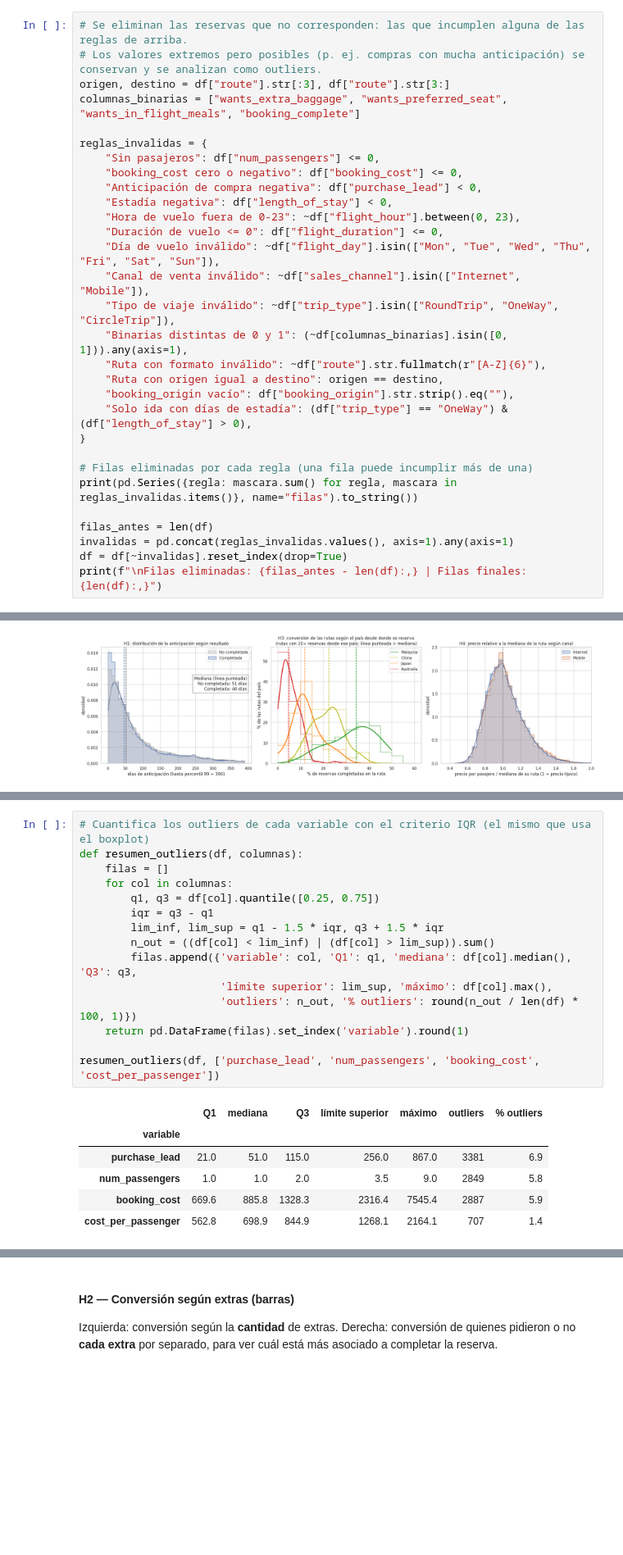
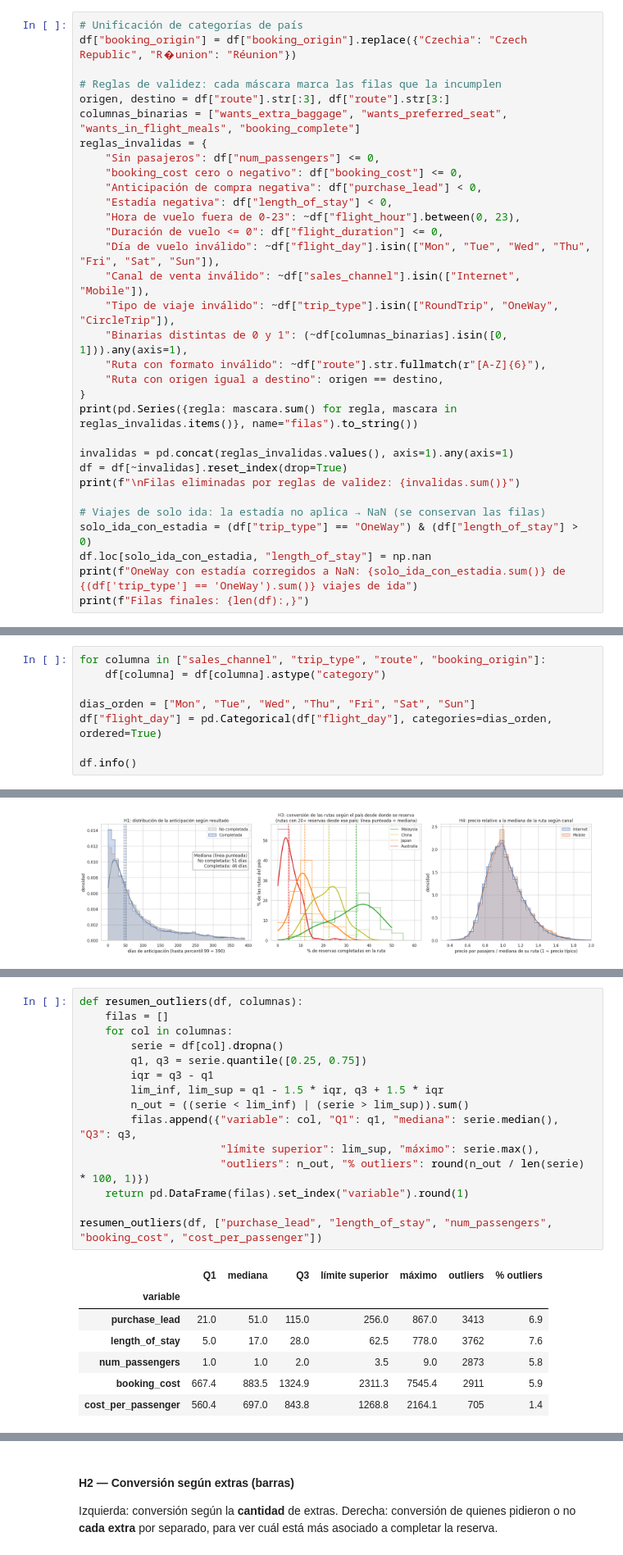
Before and after one commit to federicopintosr/diplomatura-tp-1, a Jupyter notebook: tp1.ipynb, the cells around one changed output, grey strips where cells are left out. Shown at 82% size. Saved outputs shown, nothing was run; the diff lists cells and outputs as text; blank space fills up the shorter version.

```diff
--- a/tp1.ipynb
+++ b/tp1.ipynb
@@ -166,9 +182,10 @@ Filas tras eliminar duplicados: 49,580
 # %%
-# Se eliminan las reservas que no corresponden: las que incumplen alguna de las reglas de arriba.
-# Los valores extremos pero posibles (p. ej. compras con mucha anticipación) se conservan y se analizan como outliers.
+# Unificación de categorías de país
+df["booking_origin"] = df["booking_origin"].replace({"Czechia": "Czech Republic", "R�union": "Réunion"})
+
+# Reglas de validez: cada máscara marca las filas que la incumplen
 origen, destino = df["route"].str[:3], df["route"].str[3:]
 columnas_binarias = ["wants_extra_baggage", "wants_preferred_seat", "wants_in_flight_meals", "booking_complete"]
-
 reglas_invalidas = {
     "Sin pasajeros": df["num_passengers"] <= 0,
     "booking_cost cero o negativo": df["booking_cost"] <= 0,
@@ -182,15 +199,16 @@ reglas_invalidas = {
     "Binarias distintas de 0 y 1": (~df[columnas_binarias].isin([0, 1])).any(axis=1),
     "Ruta con formato inválido": ~df["route"].str.fullmatch(r"[A-Z]{6}"),
     "Ruta con origen igual a destino": origen == destino,
-    "booking_origin vacío": df["booking_origin"].str.strip().eq(""),
-    "Solo ida con días de estadía": (df["trip_type"] == "OneWay") & (df["length_of_stay"] > 0),
 }
-
-# Filas eliminadas por cada regla (una fila puede incumplir más de una)
 print(pd.Series({regla: mascara.sum() for regla, mascara in reglas_invalidas.items()}, name="filas").to_string())
 
-filas_antes = len(df)
 invalidas = pd.concat(reglas_invalidas.values(), axis=1).any(axis=1)
 df = df[~invalidas].reset_index(drop=True)
-print(f"\nFilas eliminadas: {filas_antes - len(df):,} | Filas finales: {len(df):,}")
+print(f"\nFilas eliminadas por reglas de validez: {invalidas.sum()}")
+
+# Viajes de solo ida: la estadía no aplica → NaN (se conservan las filas)
+solo_ida_con_estadia = (df["trip_type"] == "OneWay") & (df["length_of_stay"] > 0)
+df.loc[solo_ida_con_estadia, "length_of_stay"] = np.nan
+print(f"OneWay con estadía corregidos a NaN: {solo_ida_con_estadia.sum()} de {(df['trip_type'] == 'OneWay').sum()} viajes de ida")
+print(f"Filas finales: {len(df):,}")
 # %% [output]
@@ -212,0 +259,8 @@ Filas eliminadas: 378 | Filas finales: 49,202
+# %%
+for columna in ["sales_channel", "trip_type", "route", "booking_origin"]:
+    df[columna] = df[columna].astype("category")
+
+dias_orden = ["Mon", "Tue", "Wed", "Thu", "Fri", "Sat", "Sun"]
+df["flight_day"] = pd.Categorical(df["flight_day"], categories=dias_orden, ordered=True)
+
+df.info()
@@ -432,25 +505,26 @@ En H1 y H2 el eje se limita al percentil 99; los valores por encima siguen en el
 # %%
-# Cuantifica los outliers de cada variable con el criterio IQR (el mismo que usa el boxplot)
 def resumen_outliers(df, columnas):
     filas = []
     for col in columnas:
-        q1, q3 = df[col].quantile([0.25, 0.75])
+        serie = df[col].dropna()
+        q1, q3 = serie.quantile([0.25, 0.75])
         iqr = q3 - q1
         lim_inf, lim_sup = q1 - 1.5 * iqr, q3 + 1.5 * iqr
-        n_out = ((df[col] < lim_inf) | (df[col] > lim_sup)).sum()
-        filas.append({'variable': col, 'Q1': q1, 'mediana': df[col].median(), 'Q3': q3,
-                      'límite superior': lim_sup, 'máximo': df[col].max(),
-                      'outliers': n_out, '% outliers': round(n_out / len(df) * 100, 1)})
-    return pd.DataFrame(filas).set_index('variable').round(1)
+        n_out = ((serie < lim_inf) | (serie > lim_sup)).sum()
+        filas.append({"variable": col, "Q1": q1, "mediana": serie.median(), "Q3": q3,
+                      "límite superior": lim_sup, "máximo": serie.max(),
+                      "outliers": n_out, "% outliers": round(n_out / len(serie) * 100, 1)})
+    return pd.DataFrame(filas).set_index("variable").round(1)
 
-resumen_outliers(df, ['purchase_lead', 'num_passengers', 'booking_cost', 'cost_per_passenger'])
+resumen_outliers(df, ["purchase_lead", "length_of_stay", "num_passengers", "booking_cost", "cost_per_passenger"])
 # %% [output]
 |  | Q1 | mediana | Q3 | límite superior | máximo | outliers | % outliers |
 | variable |  |  |  |  |  |  |  |
-| purchase_lead | 21.0 | 51.0 | 115.0 | 256.0 | 867.0 | 3381 | 6.9 |
-| num_passengers | 1.0 | 1.0 | 2.0 | 3.5 | 9.0 | 2849 | 5.8 |
-| booking_cost | 669.6 | 885.8 | 1328.3 | 2316.4 | 7545.4 | 2887 | 5.9 |
-| cost_per_passenger | 562.8 | 698.9 | 844.9 | 1268.1 | 2164.1 | 707 | 1.4 |
+| purchase_lead | 21.0 | 51.0 | 115.0 | 256.0 | 867.0 | 3413 | 6.9 |
+| length_of_stay | 5.0 | 17.0 | 28.0 | 62.5 | 778.0 | 3762 | 7.6 |
+| num_passengers | 1.0 | 1.0 | 2.0 | 3.5 | 9.0 | 2873 | 5.8 |
+| booking_cost | 667.4 | 883.5 | 1324.9 | 2311.3 | 7545.4 | 2911 | 5.9 |
+| cost_per_passenger | 560.4 | 697.0 | 843.8 | 1268.8 | 2164.1 | 705 | 1.4 |
 # %%
 MIN_RESERVAS = 30  # mínimo de reservas para que la conversión de una ruta sea confiable
 
```
Also changed, not shown: parts of 36 cells of this notebook.
